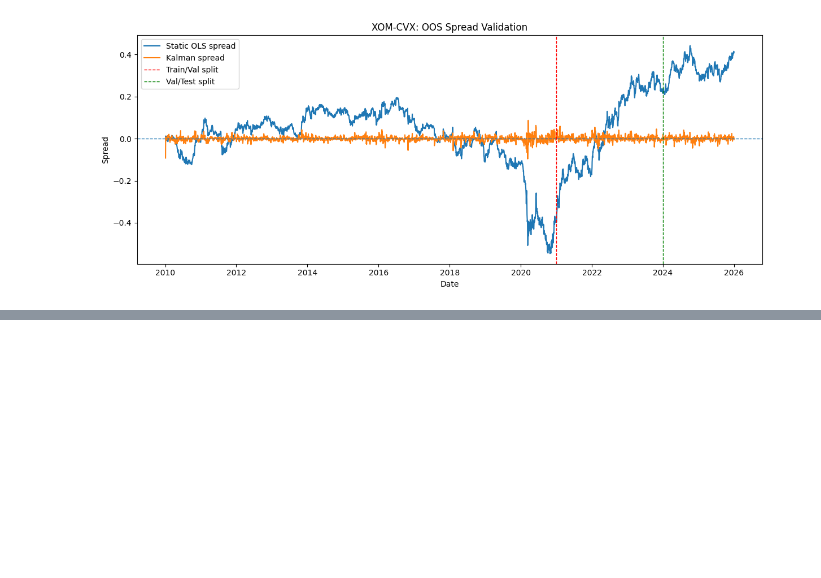
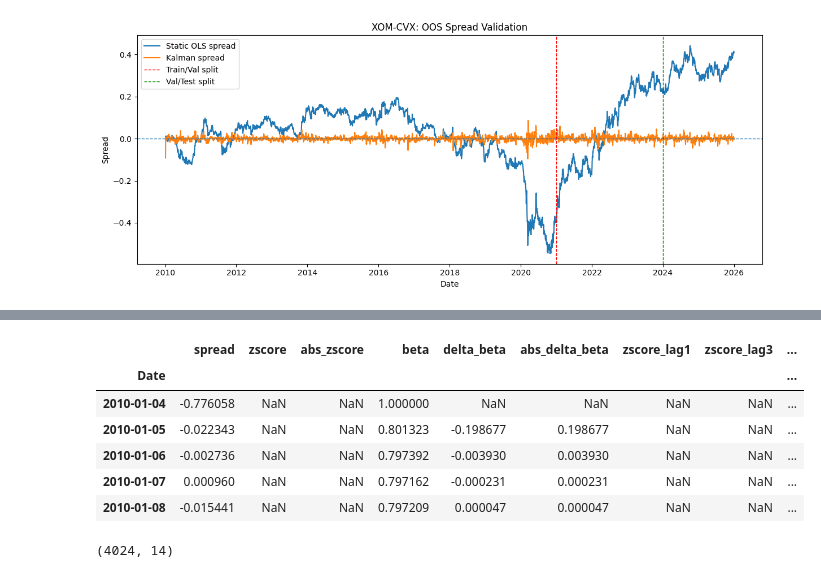
Before and after one commit to YewenL/project-5291, a Jupyter notebook: script/model implementation.ipynb, the cells around one changed output, grey strips where cells are left out. Drawn from its saved outputs; the diff is of its cells as text; code cells hidden in the pictures; blank space fills up the shorter version.

```diff
--- a/script/model implementation.ipynb
+++ b/script/model implementation.ipynb
@@ -1029,0 +1134,26 @@ backtest_input.to_csv(OUTPUT_DIR + "/backtest_input_with_kalman.csv", index=Fals
+# %%
+features_ols_ko_pep = calculate_rolling_features(
+    spread_ols_ko_pep,
+    zscore_ols_ko_pep,
+    KO_log_returns["KO"],
+    PEP_log_returns["PEP"],
+    beta=beta_ols_ko_pep,
+)
+
+features_kf_ko_pep = calculate_rolling_features(
+    spread_kf_ko_pep,
+    zscore_kf_ko_pep,
+    KO_log_returns["KO"],
+    PEP_log_returns["PEP"],
+    beta=beta_kf_ko_pep,
+)
+# %%
+features_kf_ko_pep.head()
+# %% [output]
+|  | spread | zscore | abs_zscore | beta | delta_beta | abs_delta_beta | zscore_lag1 | zscore_lag3 | ... |
+| Date |  |  |  |  |  |  |  |  | ... |
+| 2010-01-04 | -0.776058 | NaN | NaN | 1.000000 | NaN | NaN | NaN | NaN | ... |
+| 2010-01-05 | -0.022343 | NaN | NaN | 0.801323 | -0.198677 | 0.198677 | NaN | NaN | ... |
+| 2010-01-06 | -0.002736 | NaN | NaN | 0.797392 | -0.003930 | 0.003930 | NaN | NaN | ... |
+| 2010-01-07 | 0.000960 | NaN | NaN | 0.797162 | -0.000231 | 0.000231 | NaN | NaN | ... |
+| 2010-01-08 | -0.015441 | NaN | NaN | 0.797209 | 0.000047 | 0.000047 | NaN | NaN | ... |
@@ -1029,0 +1176,4 @@ backtest_input.to_csv(OUTPUT_DIR + "/backtest_input_with_kalman.csv", index=Fals
+# %%
+features_kf_xom_cvx.shape
+# %% [output]
+(4024, 14)
```
Also changed, not shown: parts of 117 cells of this notebook.
